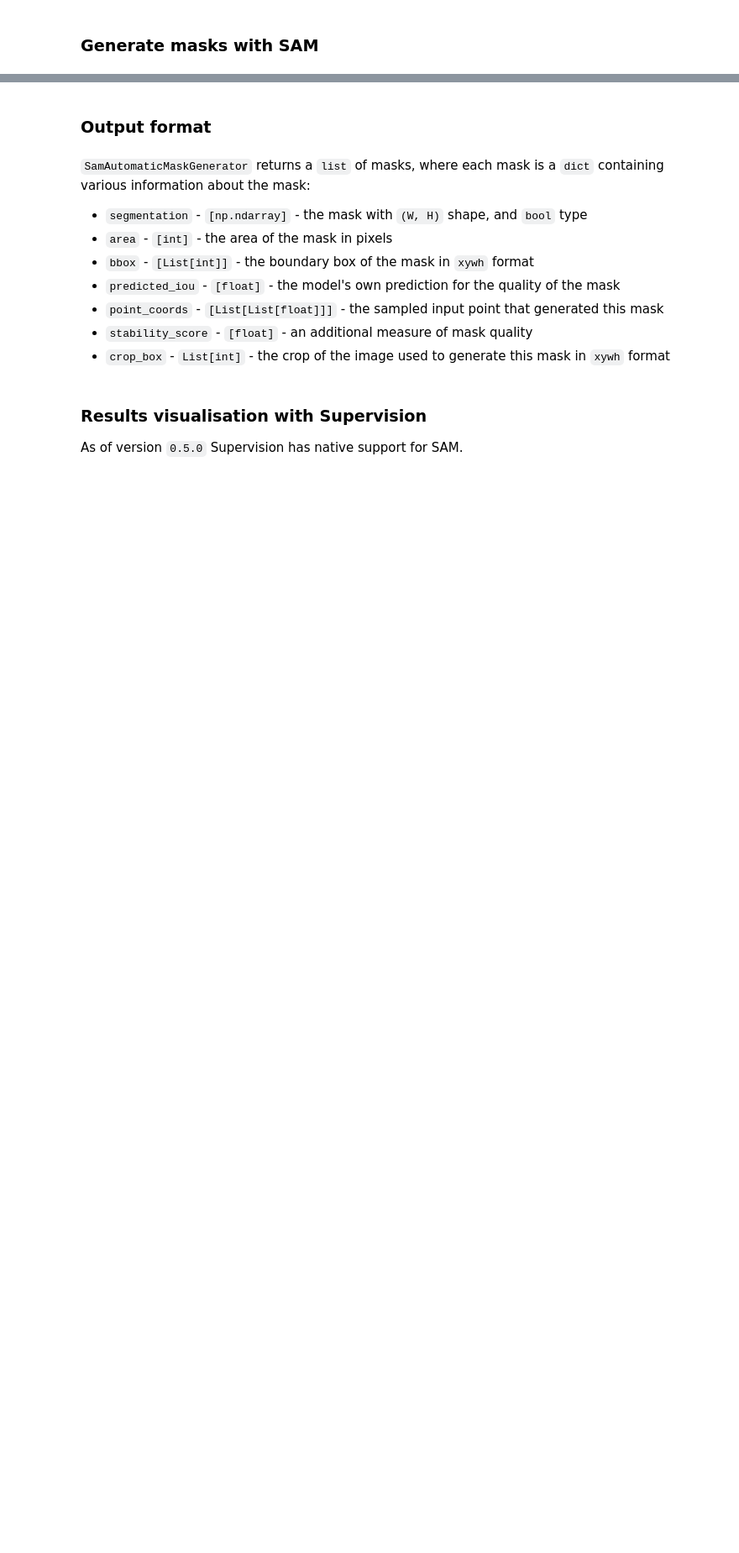
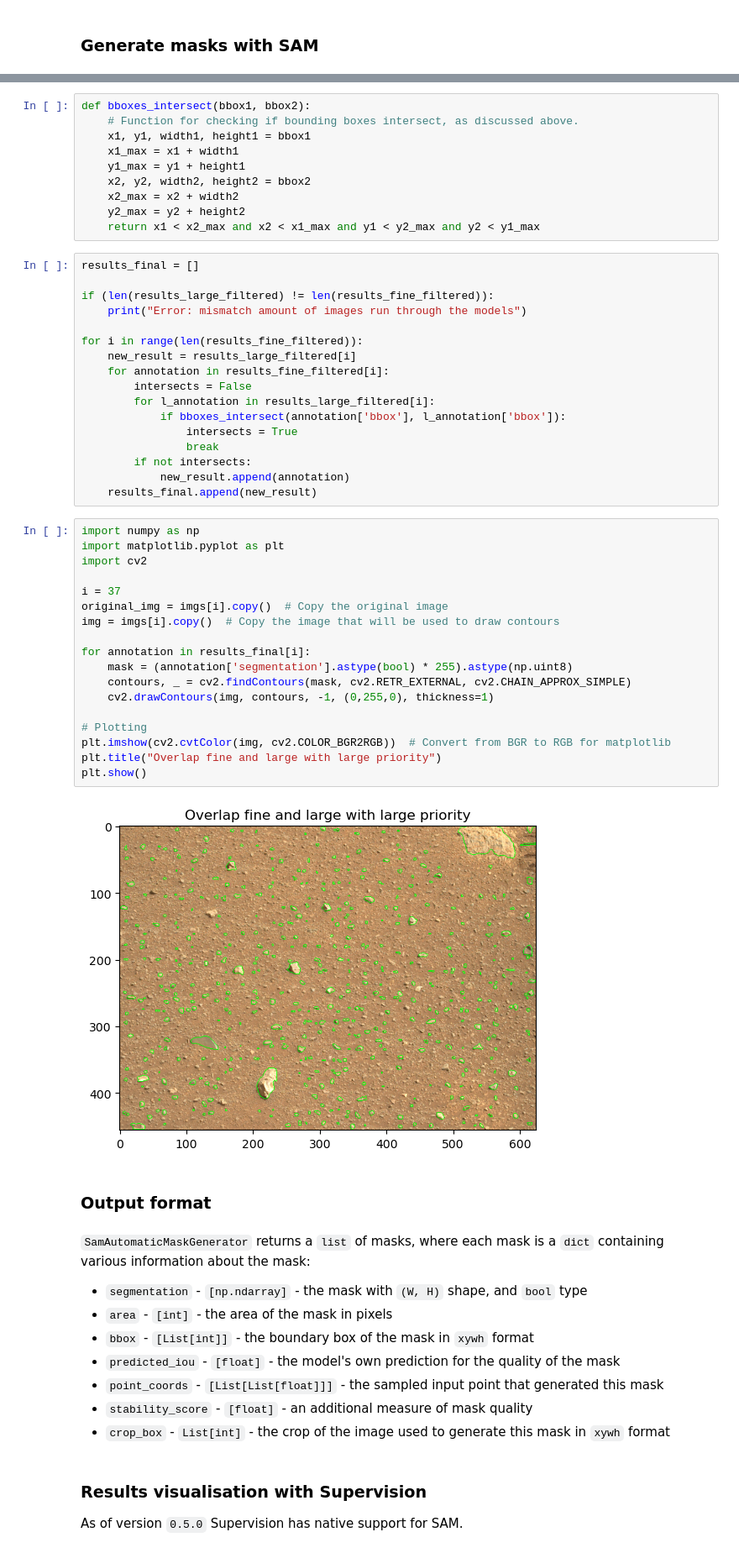
Before and after one commit to strongs20/segment-anything, a Jupyter notebook: notebooks/precise_dataset_gen.ipynb, the cells around one changed output, grey strips where cells are left out. Shown at 84% size. Cells and saved outputs as stored; diff of their text form; blank space fills up the shorter version.

```diff
--- a/notebooks/precise_dataset_gen.ipynb
+++ b/notebooks/precise_dataset_gen.ipynb
@@ -91,3 +229,50 @@ for image in imgs:
+# %%
+def bboxes_intersect(bbox1, bbox2):
+    # Function for checking if bounding boxes intersect, as discussed above.
+    x1, y1, width1, height1 = bbox1
+    x1_max = x1 + width1
+    y1_max = y1 + height1
+    x2, y2, width2, height2 = bbox2
+    x2_max = x2 + width2
+    y2_max = y2 + height2
+    return x1 < x2_max and x2 < x1_max and y1 < y2_max and y2 < y1_max
+# %%
+results_final = []
+
+if (len(results_large_filtered) != len(results_fine_filtered)):
+    print("Error: mismatch amount of images run through the models")
+
+for i in range(len(results_fine_filtered)):
+    new_result = results_large_filtered[i]
+    for annotation in results_fine_filtered[i]:
+        intersects = False
+        for l_annotation in results_large_filtered[i]:
+            if bboxes_intersect(annotation['bbox'], l_annotation['bbox']):
+                intersects = True
+                break
+        if not intersects:
+            new_result.append(annotation)
+    results_final.append(new_result)
+# %%
+import numpy as np
+import matplotlib.pyplot as plt
+import cv2
+
+i = 37
+original_img = imgs[i].copy()  # Copy the original image
+img = imgs[i].copy()  # Copy the image that will be used to draw contours
+
+for annotation in results_final[i]:
+    mask = (annotation['segmentation'].astype(bool) * 255).astype(np.uint8)
+    contours, _ = cv2.findContours(mask, cv2.RETR_EXTERNAL, cv2.CHAIN_APPROX_SIMPLE)
+    cv2.drawContours(img, contours, -1, (0,255,0), thickness=1)
+
+# Plotting
+plt.imshow(cv2.cvtColor(img, cv2.COLOR_BGR2RGB))  # Convert from BGR to RGB for matplotlib
+plt.title("Overlap fine and large with large priority")
+plt.show()
+# %% [output]
+[figure, added]
 # %% [markdown]
 ### Output format
 # %% [markdown]
```
Also changed, not shown: parts of 15 cells of this notebook.
